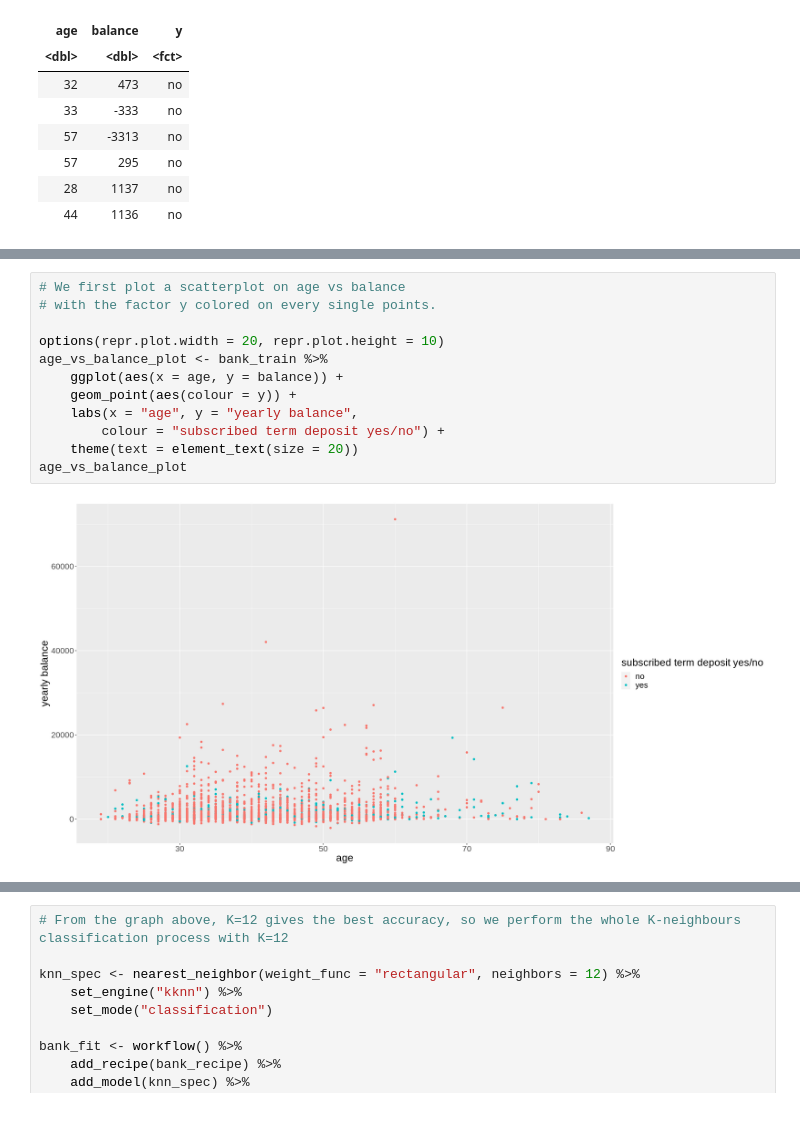
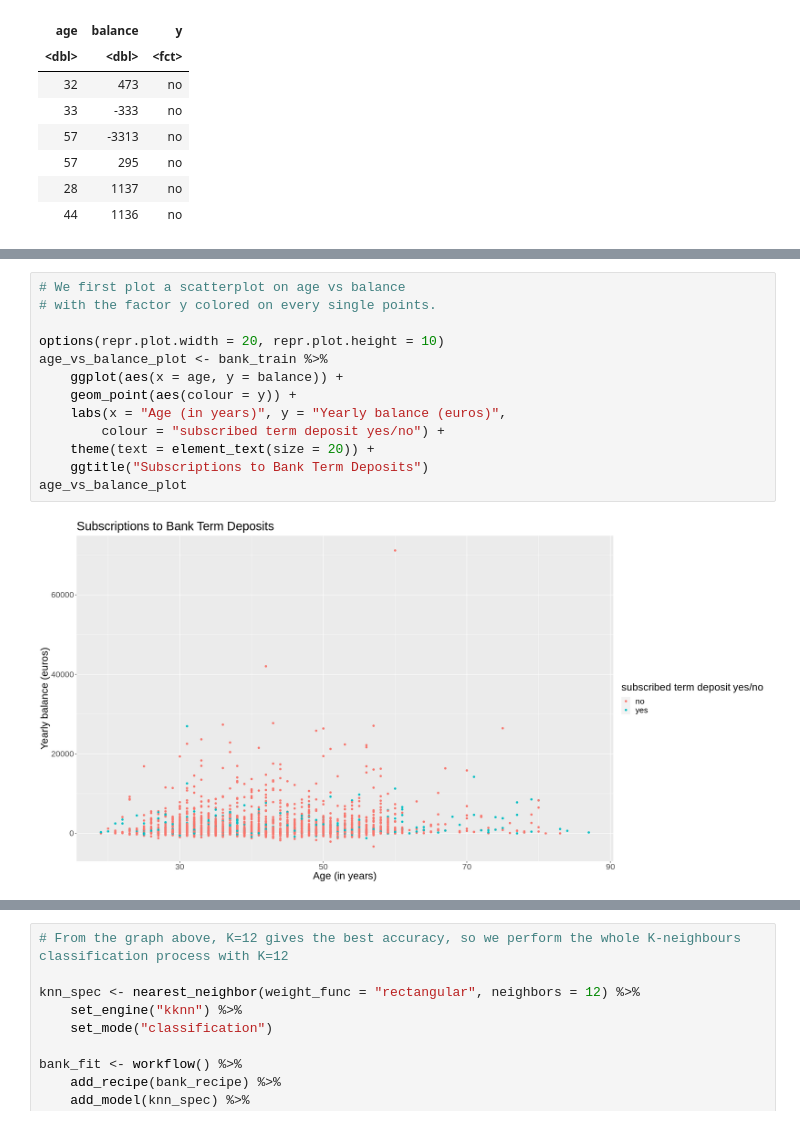
Before and after one commit to Kyungmin725/group34, a Jupyter notebook: group-project34.ipynb, the cells around one changed output, grey strips where cells are left out. Cells and saved outputs as stored; diff of their text form.

Commit message:
some small edits to the graphs
small edits

```diff
--- a/group-project34.ipynb
+++ b/group-project34.ipynb
@@ -137,15 +137,16 @@ A tibble: 6 × 3
 # %%
 # We first plot a scatterplot on age vs balance
 # with the factor y colored on every single points.
 
 options(repr.plot.width = 20, repr.plot.height = 10)
 age_vs_balance_plot <- bank_train %>%
     ggplot(aes(x = age, y = balance)) +
     geom_point(aes(colour = y)) +
-    labs(x = "age", y = "yearly balance",
+    labs(x = "Age (in years)", y = "Yearly balance (euros)",
         colour = "subscribed term deposit yes/no") +
-    theme(text = element_text(size = 20))
+    theme(text = element_text(size = 20)) +
+    ggtitle("Subscriptions to Bank Term Deposits")
 age_vs_balance_plot
 # %% [output]
-[figure, old version]
+[figure, new version]
 # %%
```
Also changed, not shown: parts of 7 cells of this notebook.
